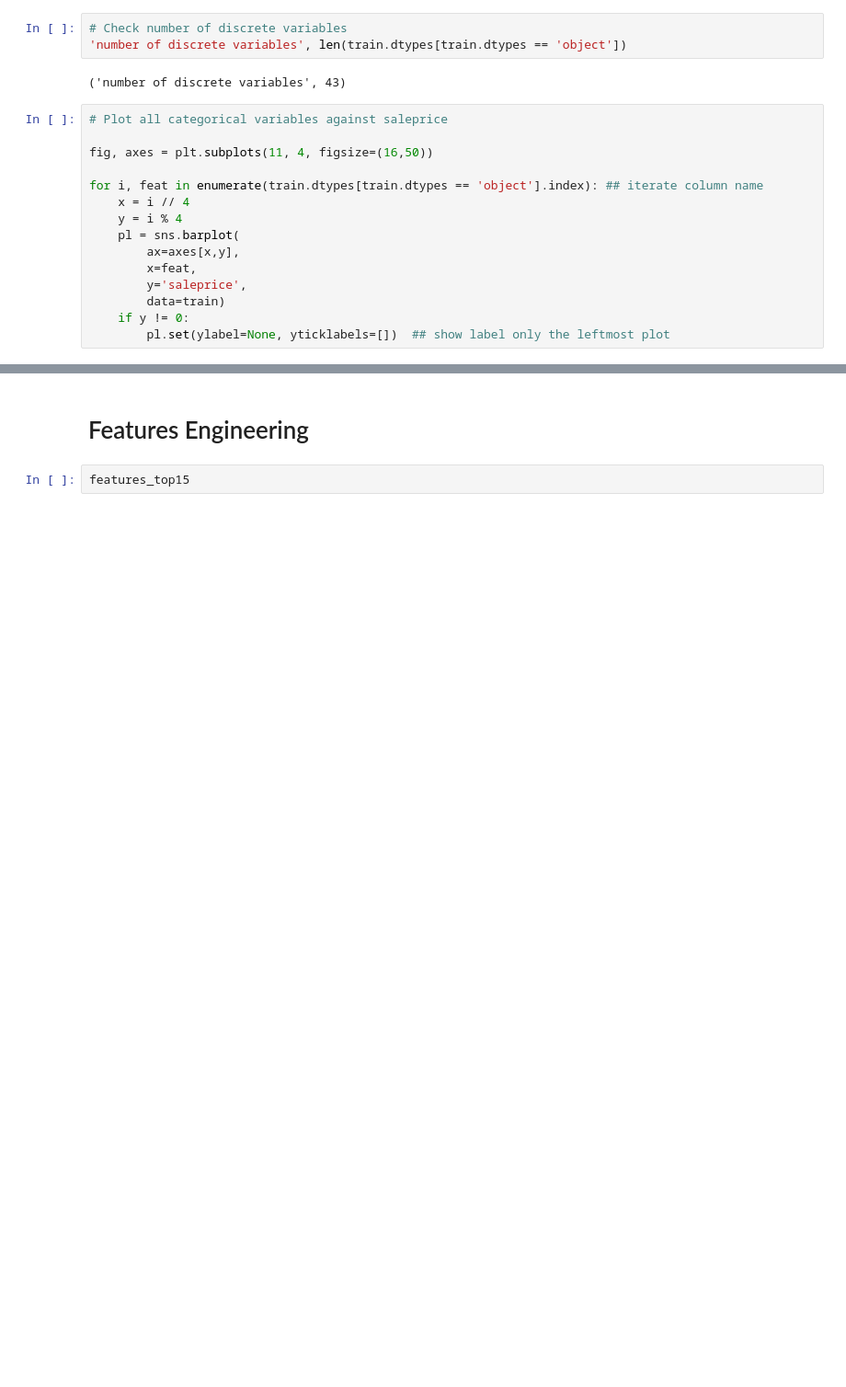
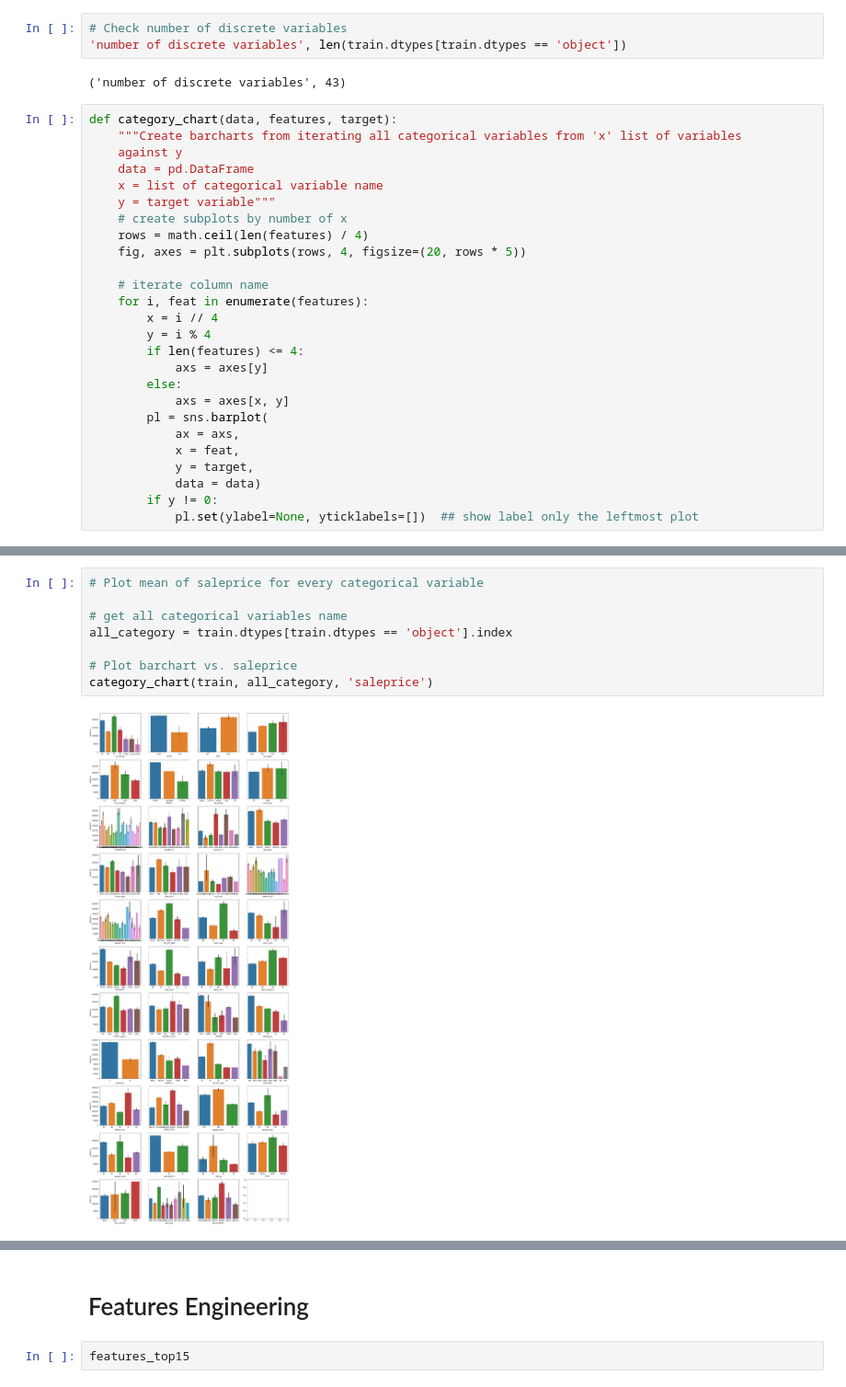
Before and after one commit to Chalermchon1993/DSI_Project_2_Regression_Ames_House_Price_Prediction, a Jupyter notebook: sample_code.ipynb, the cells around one changed output, grey strips where cells are left out. Shown at 92% size. Saved outputs shown, nothing was run; the diff lists cells and outputs as text; blank space fills up the shorter version.

```diff
--- a/sample_code.ipynb
+++ b/sample_code.ipynb
@@ -257,17 +258,28 @@ dtype: object
 # %% [output]
 ('number of discrete variables', 43)
 # %%
-# Plot all categorical variables against saleprice
+def category_chart(data, features, target):
+    """Create barcharts from iterating all categorical variables from 'x' list of variables
+    against y
+    data = pd.DataFrame
+    x = list of categorical variable name
+    y = target variable"""
+    # create subplots by number of x
+    rows = math.ceil(len(features) / 4)
+    fig, axes = plt.subplots(rows, 4, figsize=(20, rows * 5))
 
-fig, axes = plt.subplots(11, 4, figsize=(16,50))
-
-for i, feat in enumerate(train.dtypes[train.dtypes == 'object'].index): ## iterate column name
-    x = i // 4
-    y = i % 4
-    pl = sns.barplot(
-        ax=axes[x,y],
-        x=feat,
-        y='saleprice',
-        data=train)
-    if y != 0:
-        pl.set(ylabel=None, yticklabels=[])  ## show label only the leftmost plot
+    # iterate column name
+    for i, feat in enumerate(features):
+        x = i // 4
+        y = i % 4
+        if len(features) <= 4:
+            axs = axes[y]
+        else:
+            axs = axes[x, y]
+        pl = sns.barplot(
+            ax = axs,
+            x = feat,
+            y = target,
+            data = data)
+        if y != 0:
+            pl.set(ylabel=None, yticklabels=[])  ## show label only the leftmost plot
@@ -328,0 +295,10 @@ Name: saleprice, dtype: float64
+# %%
+# Plot mean of saleprice for every categorical variable
+
+# get all categorical variables name
+all_category = train.dtypes[train.dtypes == 'object'].index
+
+# Plot barchart vs. saleprice
+category_chart(train, all_category, 'saleprice')
+# %% [output]
+[figure, added]
```
Also changed, not shown: parts of 35 cells of this notebook.
